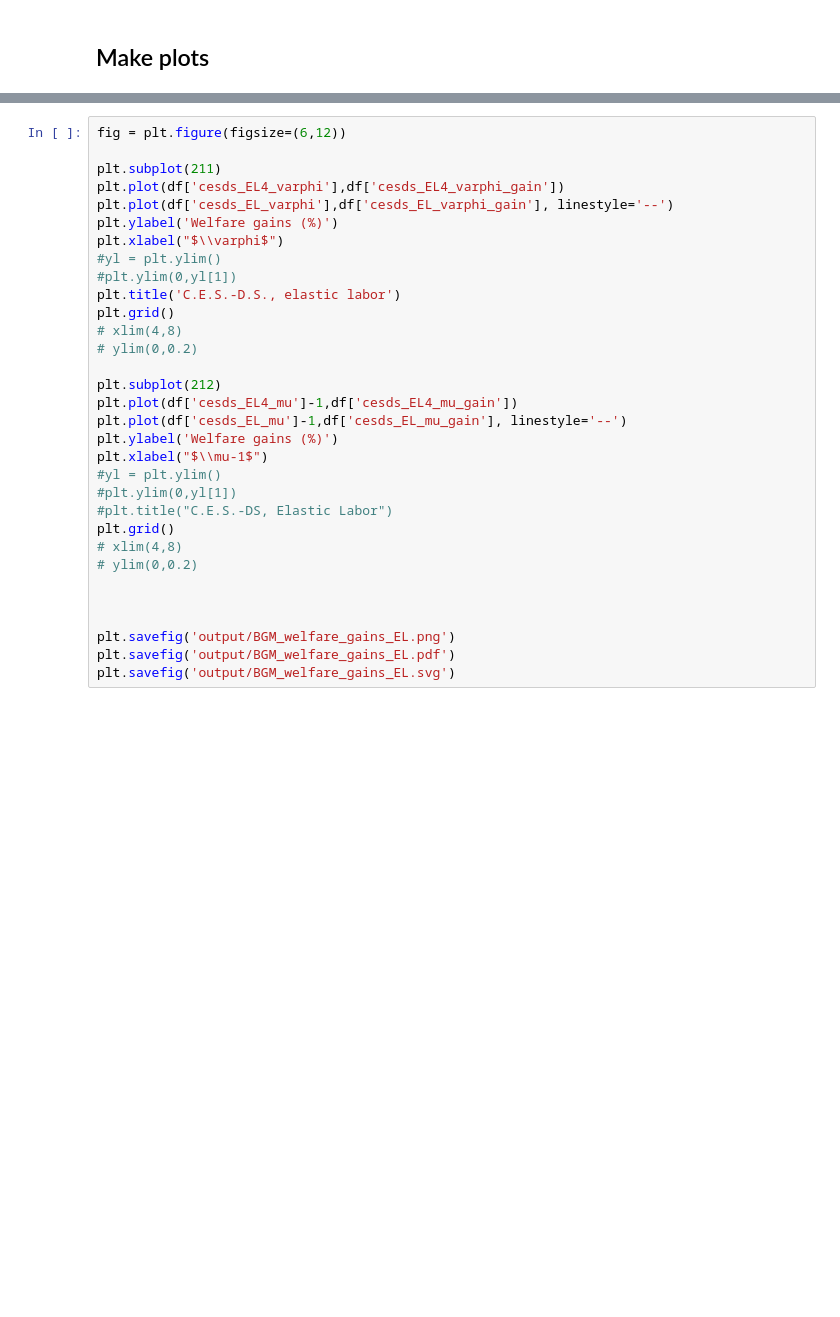
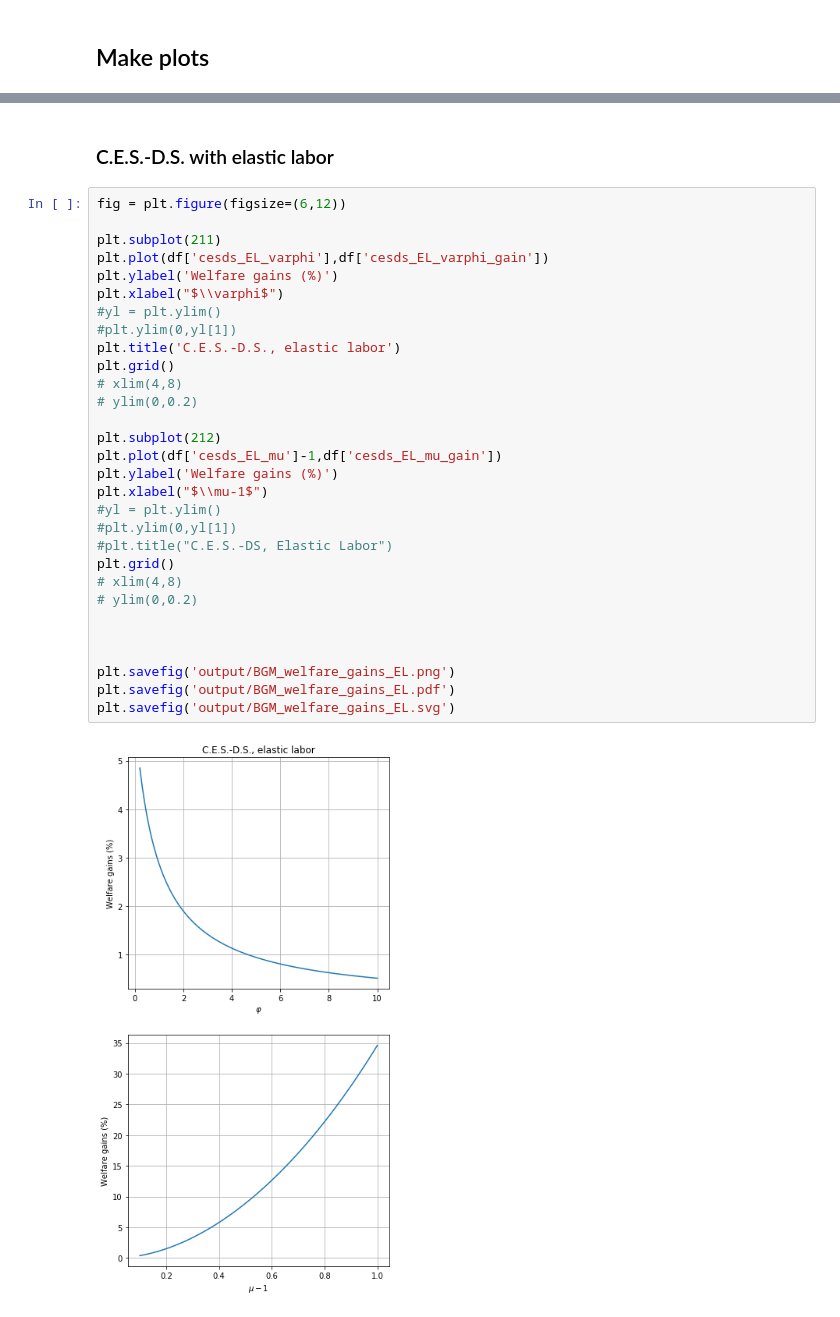
Before and after one commit to ezgioz/BGM, a Jupyter notebook: Produce graphs.ipynb, the cells around one changed output, grey strips where cells are left out. Drawn from its saved outputs; the diff is of its cells as text; blank space fills up the shorter version.

```diff
--- a/Produce graphs.ipynb
+++ b/Produce graphs.ipynb
@@ -97,32 +128,34 @@ plt.savefig('output/BGM_welfare_gains_general_model.svg')
+# %% [markdown]
+### C.E.S.-D.S. with elastic labor
 # %%
 fig = plt.figure(figsize=(6,12))
 
 plt.subplot(211)
-plt.plot(df['cesds_EL4_varphi'],df['cesds_EL4_varphi_gain'])
-plt.plot(df['cesds_EL_varphi'],df['cesds_EL_varphi_gain'], linestyle='--')
+plt.plot(df['cesds_EL_varphi'],df['cesds_EL_varphi_gain'])
 plt.ylabel('Welfare gains (%)')
 plt.xlabel("$\\varphi$")
 #yl = plt.ylim()
 #plt.ylim(0,yl[1])
 plt.title('C.E.S.-D.S., elastic labor')
 plt.grid()
 # xlim(4,8)
 # ylim(0,0.2)
 
 plt.subplot(212)
-plt.plot(df['cesds_EL4_mu']-1,df['cesds_EL4_mu_gain'])
-plt.plot(df['cesds_EL_mu']-1,df['cesds_EL_mu_gain'], linestyle='--')
+plt.plot(df['cesds_EL_mu']-1,df['cesds_EL_mu_gain'])
 plt.ylabel('Welfare gains (%)')
 plt.xlabel("$\\mu-1$")
 #yl = plt.ylim()
 #plt.ylim(0,yl[1])
 #plt.title("C.E.S.-DS, Elastic Labor")
 plt.grid()
 # xlim(4,8)
 # ylim(0,0.2)
 
 
 
 plt.savefig('output/BGM_welfare_gains_EL.png')
 plt.savefig('output/BGM_welfare_gains_EL.pdf')
 plt.savefig('output/BGM_welfare_gains_EL.svg')
+# %% [output]
+[figure, added]
```
Also changed, not shown: parts of 16 cells of this notebook, 11 other files.
